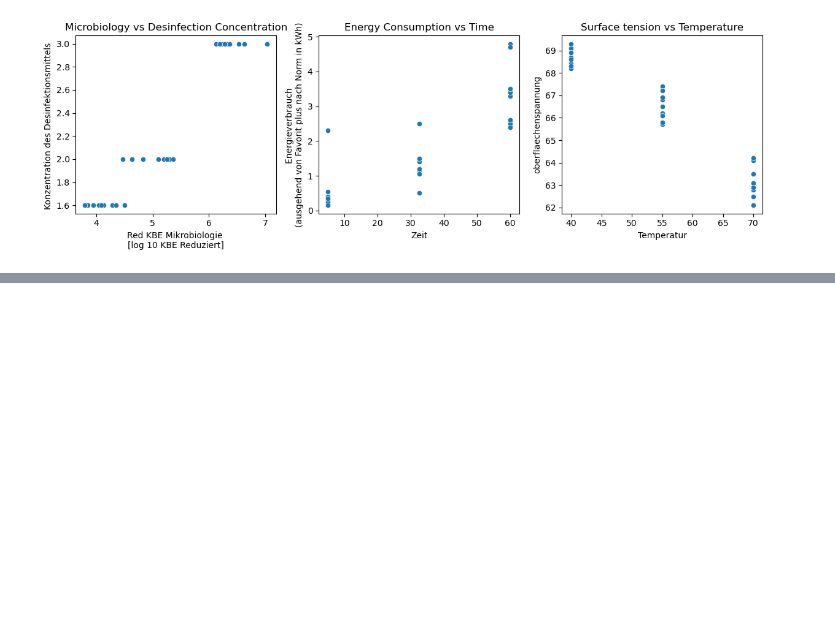
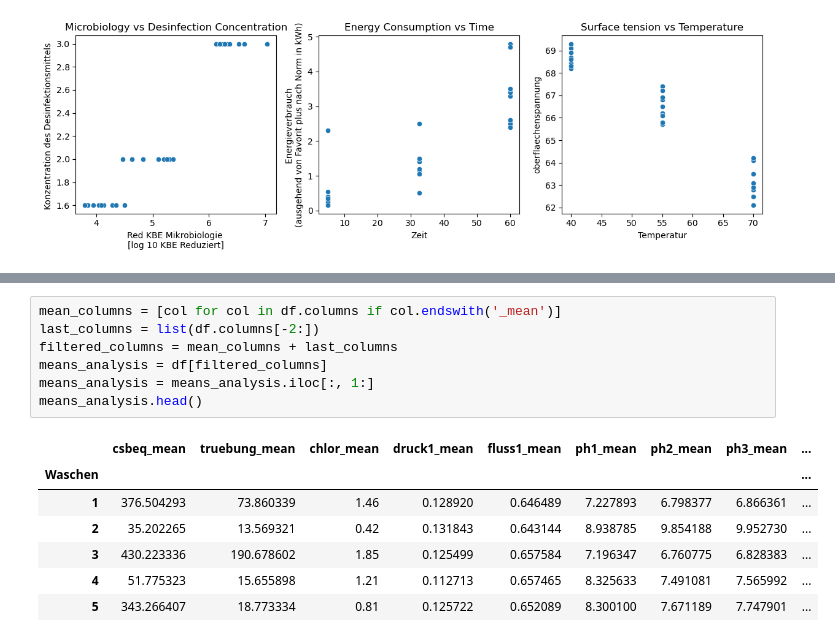
Before and after one commit to IlliaRohalskyi/ImproClean, a Jupyter notebook: Notebooks/analysis.ipynb, the cells around one changed output, grey strips where cells are left out. Drawn from its saved outputs; the diff is of its cells as text; blank space fills up the shorter version.

```diff
--- a/Notebooks/analysis.ipynb
+++ b/Notebooks/analysis.ipynb
@@ -133,2 +134,17 @@ https://gist.github.com/mwaskom/de44147ed2974457ad6372750bbe5751
 Text(0.5, 1.0, 'SHAPIRO P_VALUE: 0.0099')
 [figure]
+# %%
+mean_columns = [col for col in df.columns if col.endswith('_mean')]
+last_columns = list(df.columns[-2:])
+filtered_columns = mean_columns + last_columns
+means_analysis = df[filtered_columns]
+means_analysis = means_analysis.iloc[:, 1:]
+means_analysis.head()
+# %% [output]
+|  | csbeq_mean | truebung_mean | chlor_mean | druck1_mean | fluss1_mean | ph1_mean | ph2_mean | ph3_mean | ... |
+| Waschen |  |  |  |  |  |  |  |  | ... |
+| 1 | 376.504293 | 73.860339 | 1.46 | 0.128920 | 0.646489 | 7.227893 | 6.798377 | 6.866361 | ... |
+| 2 | 35.202265 | 13.569321 | 0.42 | 0.131843 | 0.643144 | 8.938785 | 9.854188 | 9.952730 | ... |
+| 3 | 430.223336 | 190.678602 | 1.85 | 0.125499 | 0.657584 | 7.196347 | 6.760775 | 6.828383 | ... |
+| 4 | 51.775323 | 15.655898 | 1.21 | 0.112713 | 0.657465 | 8.325633 | 7.491081 | 7.565992 | ... |
+| 5 | 343.266407 | 18.773334 | 0.81 | 0.125722 | 0.652089 | 8.300100 | 7.671189 | 7.747901 | ... |
```
Also changed, not shown: parts of 8 cells of this notebook.
